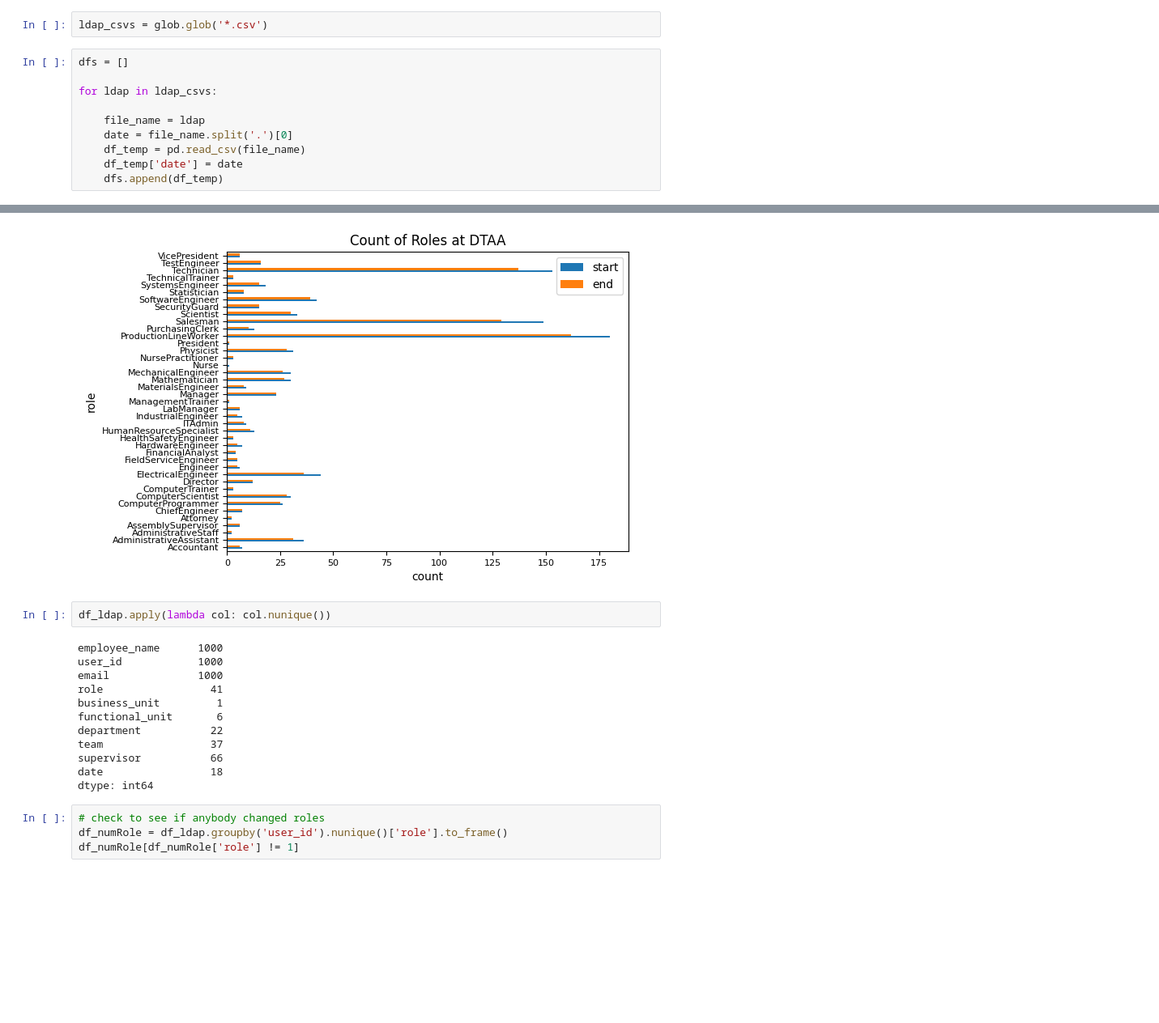
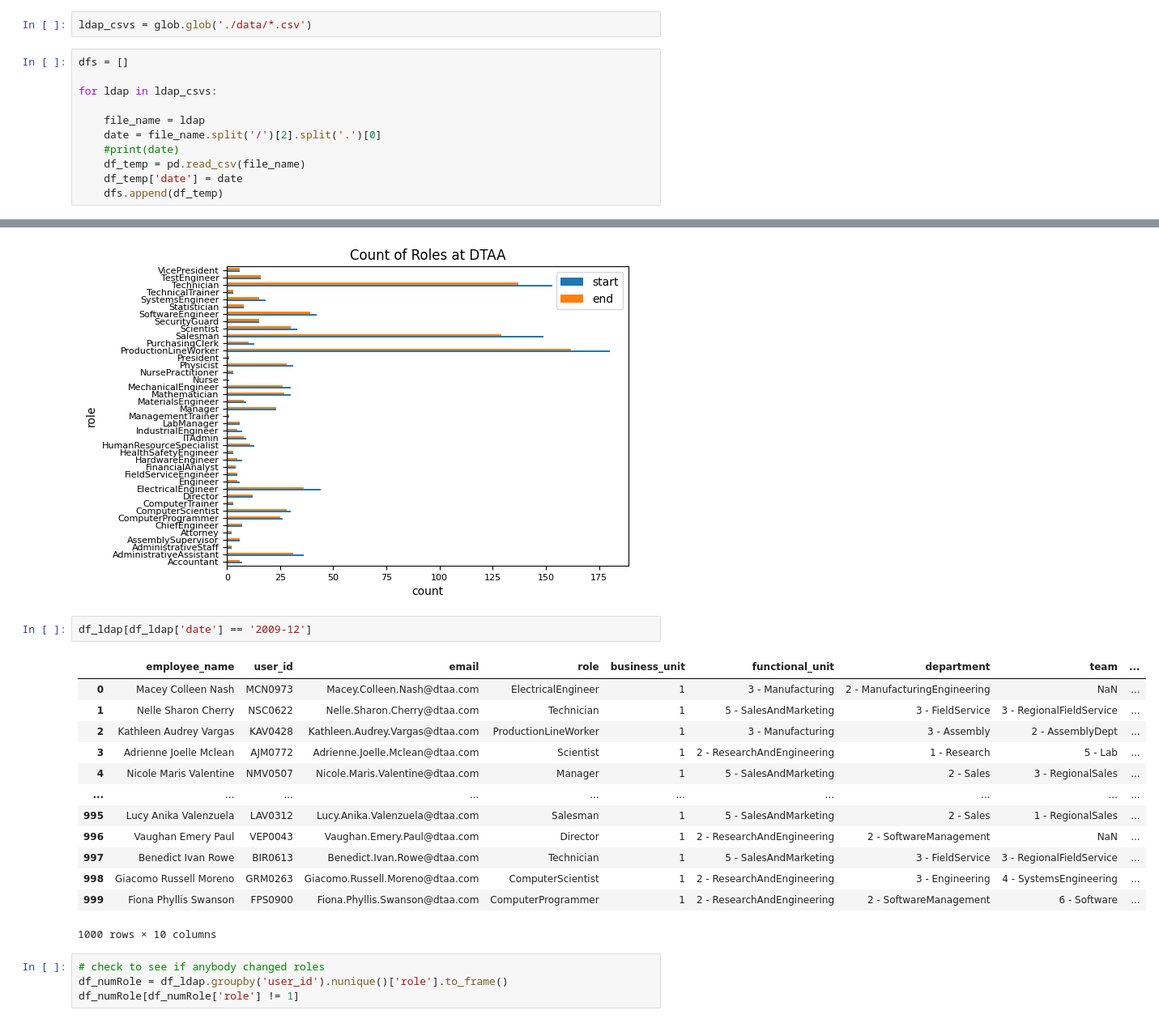
Before and after one commit to hendt5997/capstone, a Jupyter notebook: ldap/ldap.ipynb, the cells around one changed output, grey strips where cells are left out. Shown: that part at 81% size. Drawn from its saved outputs; the diff is of its cells as text; blank space fills up the shorter version.

```diff
--- a/ldap/ldap.ipynb
+++ b/ldap/ldap.ipynb
@@ -2,14 +2,15 @@
 import pandas as pd
 import glob
 # %%
-ldap_csvs = glob.glob('*.csv')
+ldap_csvs = glob.glob('./data/*.csv')
 # %%
 dfs = []
 
 for ldap in ldap_csvs:
 
     file_name = ldap
-    date = file_name.split('.')[0]
+    date = file_name.split('/')[2].split('.')[0]
+    #print(date)
     df_temp = pd.read_csv(file_name)
     df_temp['date'] = date
     dfs.append(df_temp)
@@ -146,20 +133,22 @@ barh_roleStats = df_start.join(df_end).plot.barh(title='Count of Roles at DTAA',
 barh_roleStats.figure.savefig('rolesStats.png', bbox_inches='tight')
 # %% [output]
 [figure]
-# %%
-df_ldap.apply(lambda col: col.nunique())
-# %% [output]
-employee_name      1000
-user_id            1000
-email              1000
-role                 41
-business_unit         1
-functional_unit       6
-department           22
-team                 37
-supervisor           66
-date                 18
-dtype: int64
+# %%
+df_ldap[df_ldap['date'] == '2009-12']
+# %% [output]
+|  | employee_name | user_id | email | role | business_unit | functional_unit | department | team | ... |
+| 0 | Macey Colleen Nash | MCN0973 | Macey.Colleen.Nash@dtaa.com | ElectricalEngineer | 1 | 3 - Manufacturing | 2 - ManufacturingEngineering | NaN | ... |
+| 1 | Nelle Sharon Cherry | NSC0622 | Nelle.Sharon.Cherry@dtaa.com | Technician | 1 | 5 - SalesAndMarketing | 3 - FieldService | 3 - RegionalFieldService | ... |
+| 2 | Kathleen Audrey Vargas | KAV0428 | Kathleen.Audrey.Vargas@dtaa.com | ProductionLineWorker | 1 | 3 - Manufacturing | 3 - Assembly | 2 - AssemblyDept | ... |
+| 3 | Adrienne Joelle Mclean | AJM0772 | Adrienne.Joelle.Mclean@dtaa.com | Scientist | 1 | 2 - ResearchAndEngineering | 1 - Research | 5 - Lab | ... |
+| 4 | Nicole Maris Valentine | NMV0507 | Nicole.Maris.Valentine@dtaa.com | Manager | 1 | 5 - SalesAndMarketing | 2 - Sales | 3 - RegionalSales | ... |
+| ... | ... | ... | ... | ... | ... | ... | ... | ... | ... |
+| 995 | Lucy Anika Valenzuela | LAV0312 | Lucy.Anika.Valenzuela@dtaa.com | Salesman | 1 | 5 - SalesAndMarketing | 2 - Sales | 1 - RegionalSales | ... |
+| 996 | Vaughan Emery Paul | VEP0043 | Vaughan.Emery.Paul@dtaa.com | Director | 1 | 2 - ResearchAndEngineering | 2 - SoftwareManagement | NaN | ... |
+| 997 | Benedict Ivan Rowe | BIR0613 | Benedict.Ivan.Rowe@dtaa.com | Technician | 1 | 5 - SalesAndMarketing | 3 - FieldService | 3 - RegionalFieldService | ... |
+| 998 | Giacomo Russell Moreno | GRM0263 | Giacomo.Russell.Moreno@dtaa.com | ComputerScientist | 1 | 2 - ResearchAndEngineering | 3 - Engineering | 4 - SystemsEngineering | ... |
+| 999 | Fiona Phyllis Swanson | FPS0900 | Fiona.Phyllis.Swanson@dtaa.com | ComputerProgrammer | 1 | 2 - ResearchAndEngineering | 2 - SoftwareManagement | 6 - Software | ... |
+1000 rows × 10 columns
 # %%
 # check to see if anybody changed roles
 df_numRole = df_ldap.groupby('user_id').nunique()['role'].to_frame()
```
Also changed, not shown: parts of 7 cells of this notebook, 9 other files.
